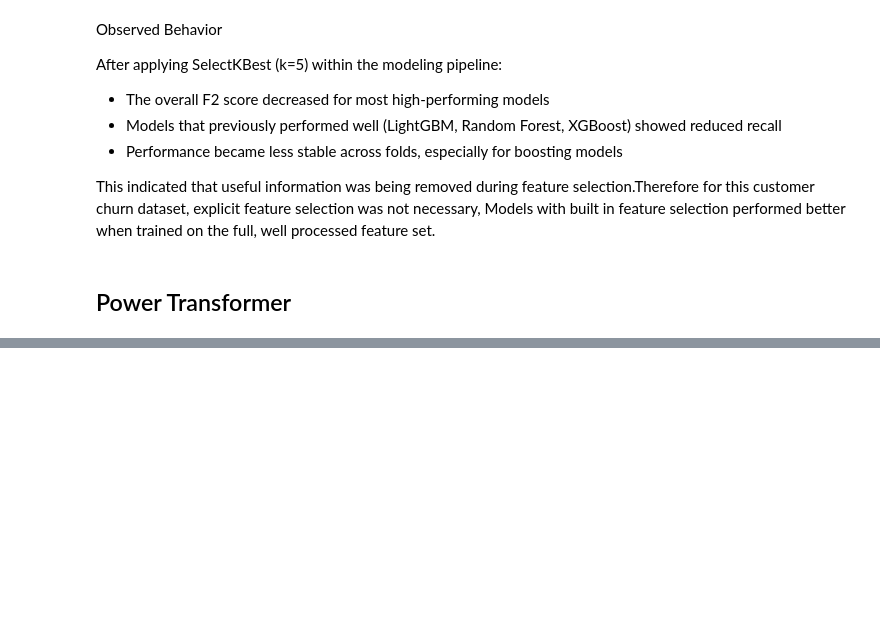
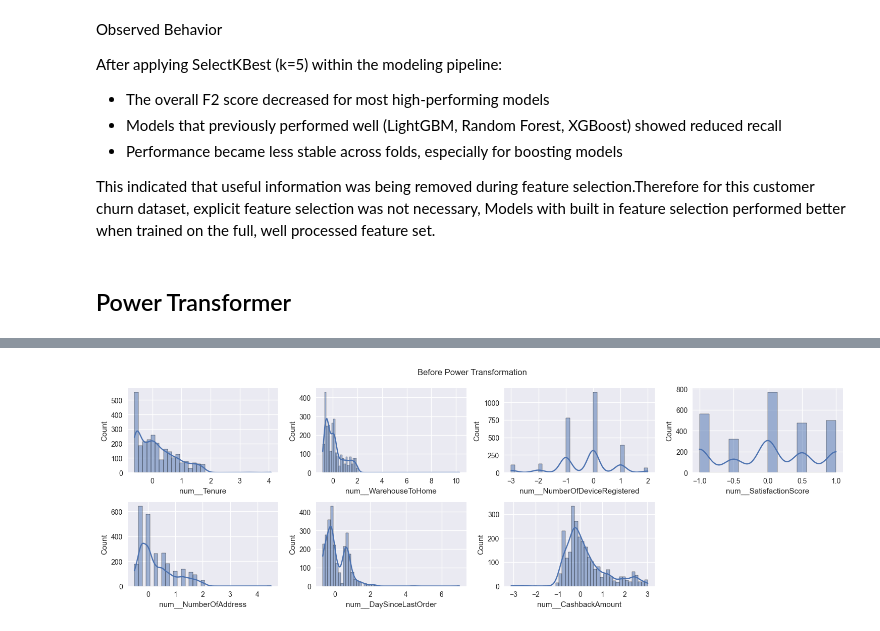
Before and after one commit to nayana-sisil/predictive-customer-churn-ecommerce-retention, a Jupyter notebook: cutomer_churn.ipynb, the cells around one changed output, grey strips where cells are left out. Saved outputs shown, nothing was run; the diff lists cells and outputs as text; code cells hidden in the pictures; blank space fills up the shorter version.

Commit message:
power transformer

```diff
--- a/cutomer_churn.ipynb
+++ b/cutomer_churn.ipynb
@@ -825,2 +826,18 @@ X_train_preprocessed.head()
 # %%
-fig,axes =
+columns = ['num__Tenure', 'num__WarehouseToHome', 'num__NumberOfDeviceRegistered',
+       'num__SatisfactionScore', 'num__NumberOfAddress',
+       'num__DaySinceLastOrder', 'num__CashbackAmount']
+
+fig,axes = plt.subplots(2,4, figsize=(15,5))
+axes = axes.flatten()
+plt.suptitle('Before Power Transformation')
+
+for index,column in enumerate(columns):
+    sns.histplot(data= X_train_preprocessed[column], ax=axes[index], kde=True)
+
+axes[-1].axis('off')
+
+plt.tight_layout()
+plt.show()
+# %% [output]
+[figure, added]
```
Also changed, not shown: parts of 9 cells of this notebook.
